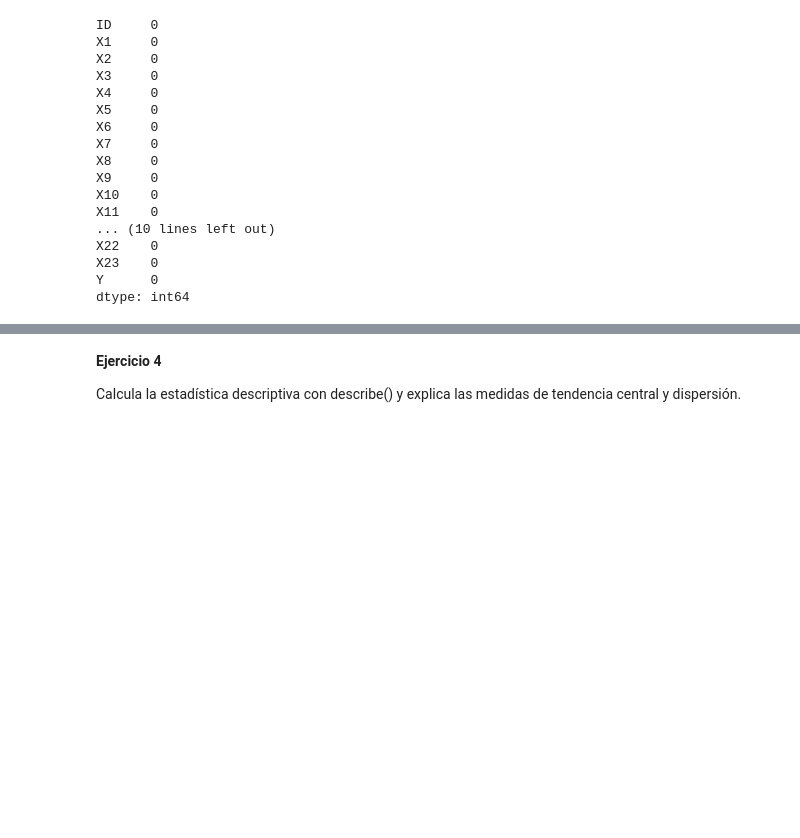
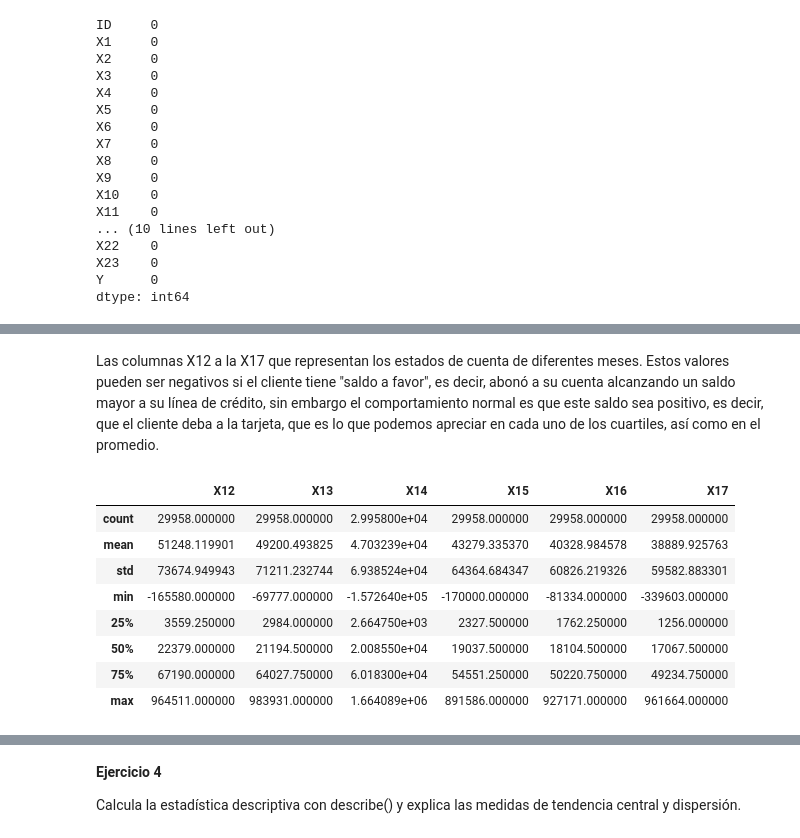
Before and after one commit to PosgradoMNA/actividades-de-aprendizaje-SinaiAvalos, a Jupyter notebook: Actividad Semanal--6.ipynb, the cells around one changed output, grey strips where cells are left out. Saved outputs shown, nothing was run; the diff lists cells and outputs as text; code cells hidden in the pictures; blank space fills up the shorter version.

```diff
--- a/Actividad Semanal--6.ipynb
+++ b/Actividad Semanal--6.ipynb
@@ -303,0 +352,14 @@ dtype: int64
+# %% [markdown]
+Las columnas X12 a la X17 que representan los estados de cuenta de diferentes meses. Estos valores pueden ser negativos si el cliente tiene "saldo a favor", es decir, abonó a su cuenta alcanzando un saldo mayor a su línea de crédito, sin embargo el comportamiento normal es que este saldo sea positivo, es decir, que el cliente deba a la tarjeta, que es lo que podemos apreciar en cada uno de los cuartiles, así como en el promedio.
+# %%
+df_copy.loc[:, 'X12':'X17'].describe()
+# %% [output]
+|  | X12 | X13 | X14 | X15 | X16 | X17 |
+| count | 29958.000000 | 29958.000000 | 2.995800e+04 | 29958.000000 | 29958.000000 | 29958.000000 |
+| mean | 51248.119901 | 49200.493825 | 4.703239e+04 | 43279.335370 | 40328.984578 | 38889.925763 |
+| std | 73674.949943 | 71211.232744 | 6.938524e+04 | 64364.684347 | 60826.219326 | 59582.883301 |
+| min | -165580.000000 | -69777.000000 | -1.572640e+05 | -170000.000000 | -81334.000000 | -339603.000000 |
+| 25% | 3559.250000 | 2984.000000 | 2.664750e+03 | 2327.500000 | 1762.250000 | 1256.000000 |
+| 50% | 22379.000000 | 21194.500000 | 2.008550e+04 | 19037.500000 | 18104.500000 | 17067.500000 |
+| 75% | 67190.000000 | 64027.750000 | 6.018300e+04 | 54551.250000 | 50220.750000 | 49234.750000 |
+| max | 964511.000000 | 983931.000000 | 1.664089e+06 | 891586.000000 | 927171.000000 | 961664.000000 |
```
Also changed, not shown: parts of 23 cells of this notebook.
